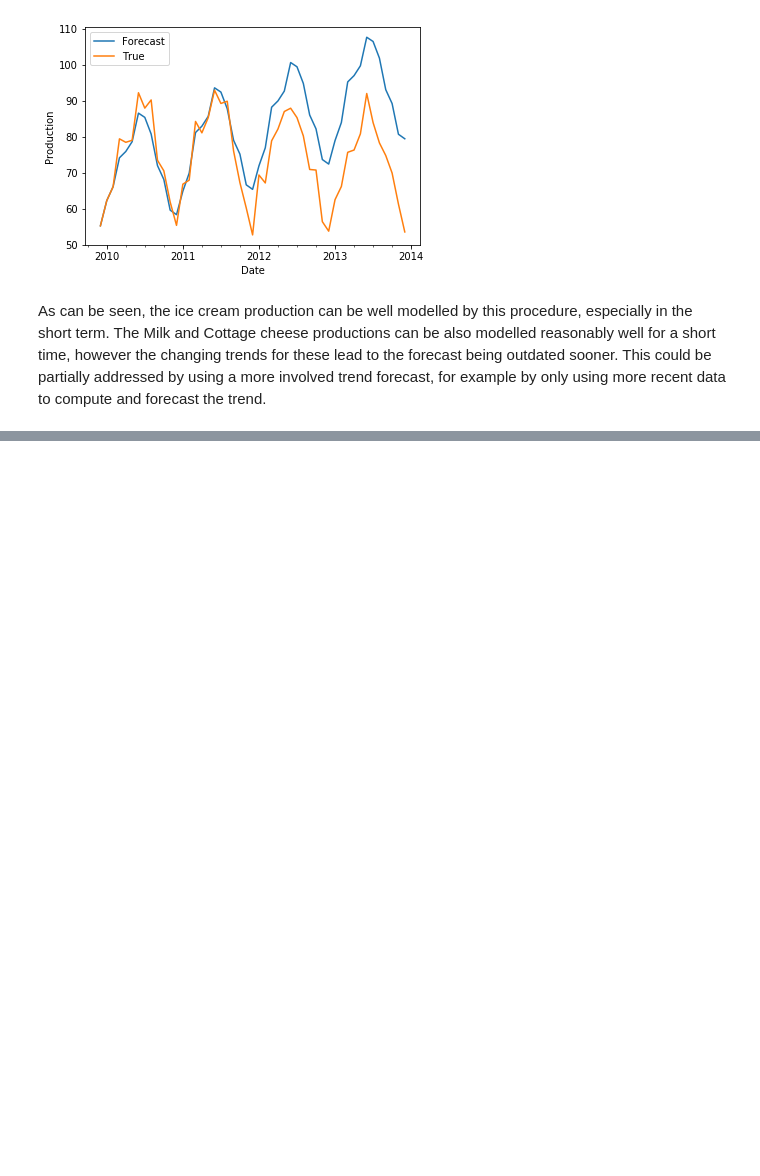
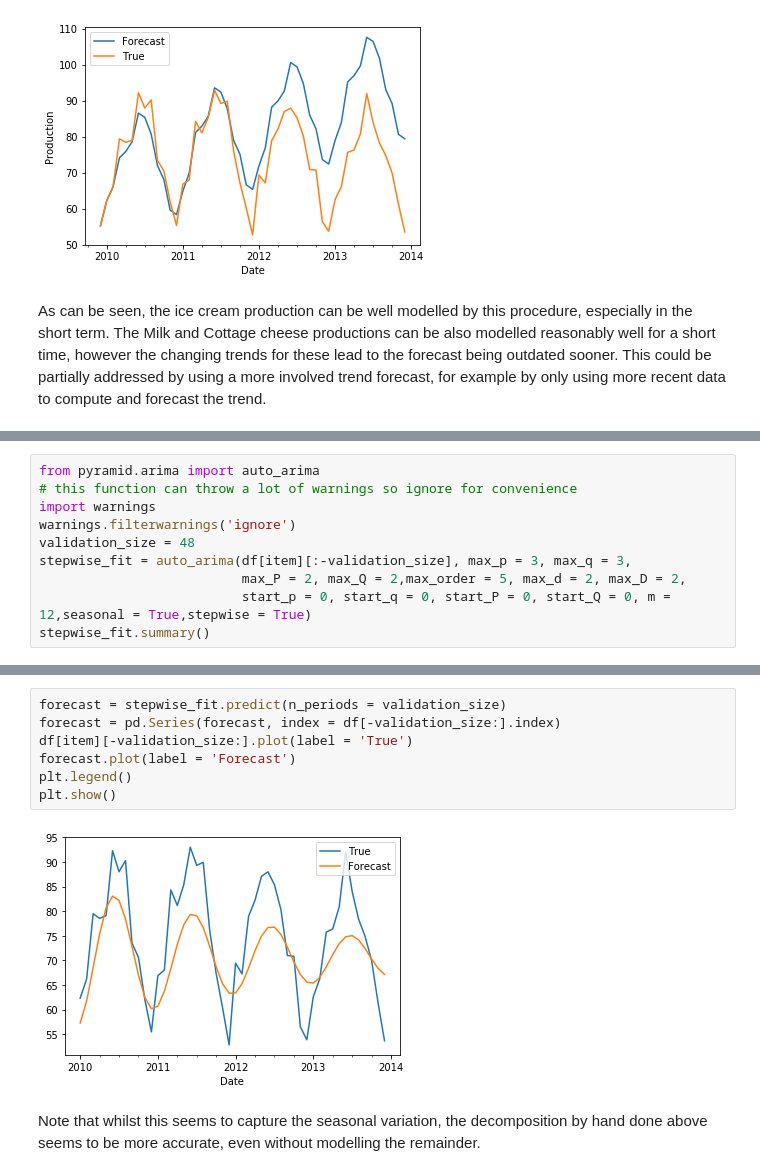
Before and after one commit to bwdGitHub/Time-Series, a Jupyter notebook: Time Series Analysis.ipynb, the cells around one changed output, grey strips where cells are left out. Drawn from its saved outputs; the diff is of its cells as text; blank space fills up the shorter version.

```diff
--- a/Time Series Analysis.ipynb
+++ b/Time Series Analysis.ipynb
@@ -363,0 +445,10 @@ As can be seen, the ice cream production can be well modelled by this procedure,
+# %%
+from pyramid.arima import auto_arima
+# this function can throw a lot of warnings so ignore for convenience
+import warnings
+warnings.filterwarnings('ignore')
+validation_size = 48
+stepwise_fit = auto_arima(df[item][:-validation_size], max_p = 3, max_q = 3,
+                          max_P = 2, max_Q = 2,max_order = 5, max_d = 2, max_D = 2,
+                          start_p = 0, start_q = 0, start_P = 0, start_Q = 0, m = 12,seasonal = True,stepwise = True)
+stepwise_fit.summary()
@@ -363,0 +475,11 @@ As can be seen, the ice cream production can be well modelled by this procedure,
+# %%
+forecast = stepwise_fit.predict(n_periods = validation_size)
+forecast = pd.Series(forecast, index = df[-validation_size:].index)
+df[item][-validation_size:].plot(label = 'True')
+forecast.plot(label = 'Forecast')
+plt.legend()
+plt.show()
+# %% [output]
+[figure, added]
+# %% [markdown]
+Note that whilst this seems to capture the seasonal variation, the decomposition by hand done above seems to be more accurate, even without modelling the remainder.
```
Also changed, not shown: parts of 9 cells of this notebook.
